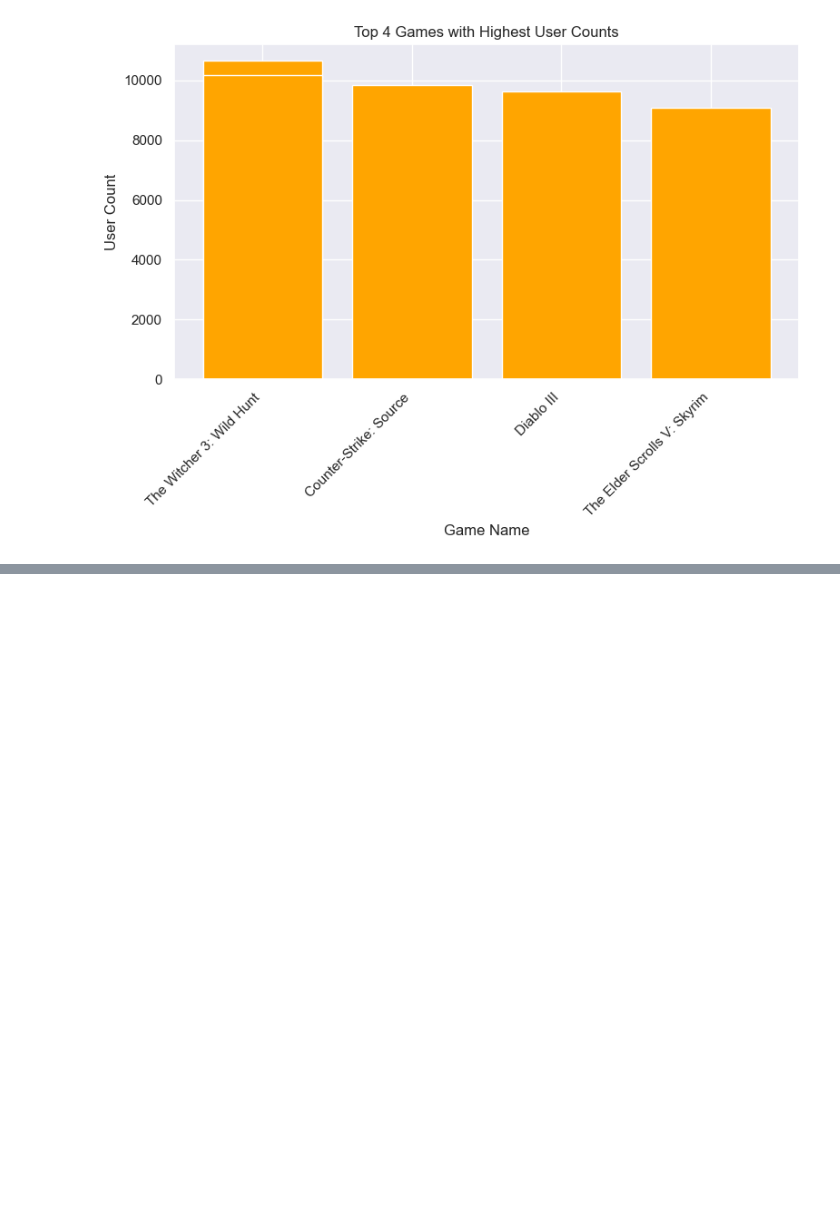
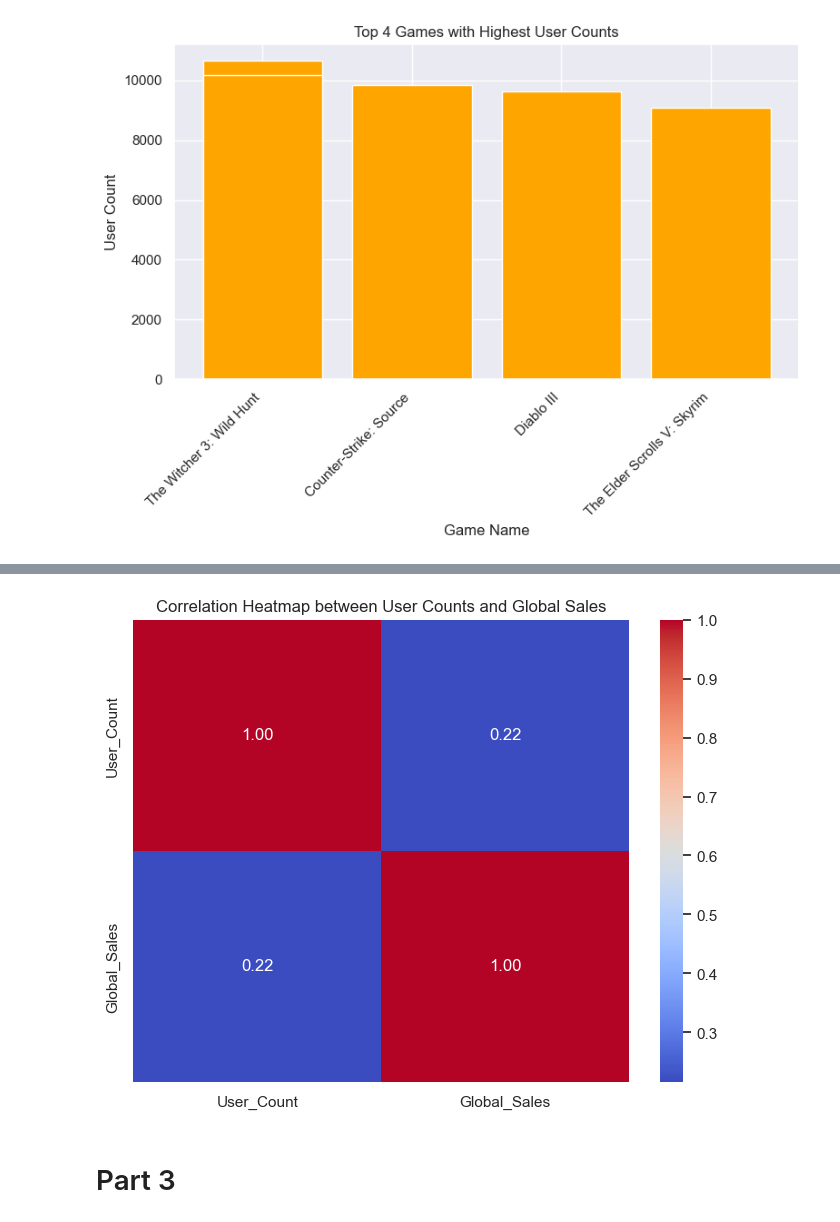
Before and after one commit to ashammar1/Data-Visualisation, a Jupyter notebook: Alaa_Shammary_DVisualHDip_CA1.ipynb, the cells around one changed output, grey strips where cells are left out. Saved outputs shown, nothing was run; the diff lists cells and outputs as text; code cells hidden in the pictures; blank space fills up the shorter version.

Commit message:
Part 3

```diff
--- a/Alaa_Shammary_DVisualHDip_CA1.ipynb
+++ b/Alaa_Shammary_DVisualHDip_CA1.ipynb
@@ -497,0 +540,9 @@ plt.show()
+# %%
+plt.figure(figsize=(8, 6))
+sns.heatmap(vgsales_df[['User_Count', 'Global_Sales']].corr(), annot=True, cmap='coolwarm', fmt=".2f")
+plt.title('Correlation Heatmap between User Counts and Global Sales')
+plt.show()
+# %% [output]
+[figure, added]
+# %% [markdown]
+# Part 3
```
Also changed, not shown: parts of 71 cells of this notebook.
